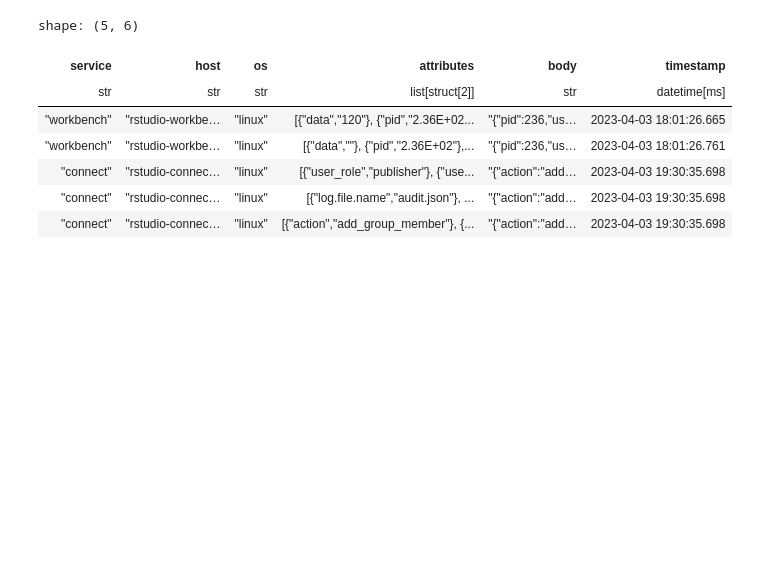
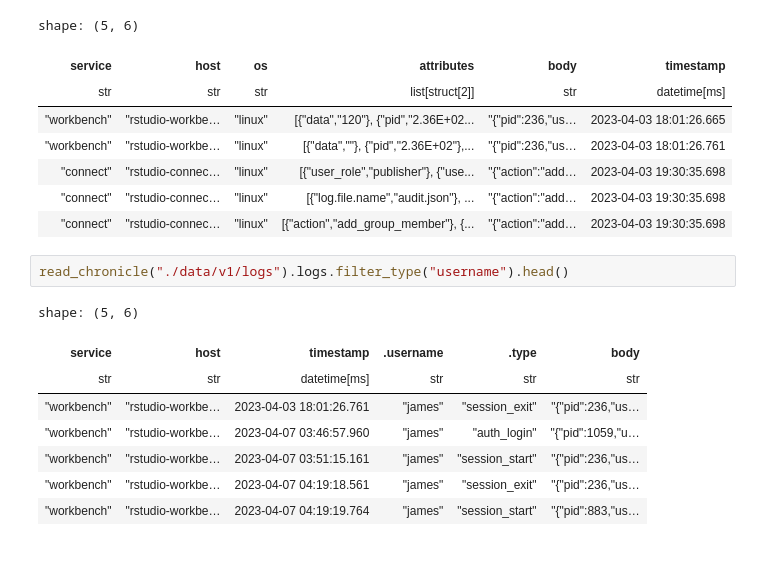
Before and after one commit to andrie/py-chronicle, a Jupyter notebook: _proc/index.ipynb, the cells around one changed output. Cells and saved outputs as stored; diff of their text form; blank space fills up the shorter version.

```diff
--- a/_proc/index.ipynb
+++ b/_proc/index.ipynb
@@ -52,3 +77,16 @@ shape: (5, 6)
 | "connect" | "rstudio-connec… | "linux" | [{"user_role","publisher"}, {"use... | "{"action":"add… | 2023-04-03 19:30:35.698 |
 | "connect" | "rstudio-connec… | "linux" | [{"log.file.name","audit.json"}, ... | "{"action":"add… | 2023-04-03 19:30:35.698 |
 | "connect" | "rstudio-connec… | "linux" | [{"action","add_group_member"}, {... | "{"action":"add… | 2023-04-03 19:30:35.698 |
+# %%
+read_chronicle("./data/v1/logs").logs.filter_type("username").head()
+# %% [output]
+shape: (5, 6)
+| service | host | timestamp | .username | .type | body |
+| str | str | datetime[ms] | str | str | str |
+| "workbench" | "rstudio-workbe… | 2023-04-03 18:01:26.761 | "james" | "session_exit" | "{"pid":236,"us… |
+| "workbench" | "rstudio-workbe… | 2023-04-07 03:46:57.960 | "james" | "auth_login" | "{"pid":1059,"u… |
+| "workbench" | "rstudio-workbe… | 2023-04-07 03:51:15.161 | "james" | "session_start" | "{"pid":236,"us… |
+| "workbench" | "rstudio-workbe… | 2023-04-07 04:19:18.561 | "james" | "session_exit" | "{"pid":236,"us… |
+| "workbench" | "rstudio-workbe… | 2023-04-07 04:19:19.764 | "james" | "session_start" | "{"pid":883,"us… |
+# %% [markdown]
+###
```
Also changed, not shown: parts of 6 cells of this notebook, 32 other files.
